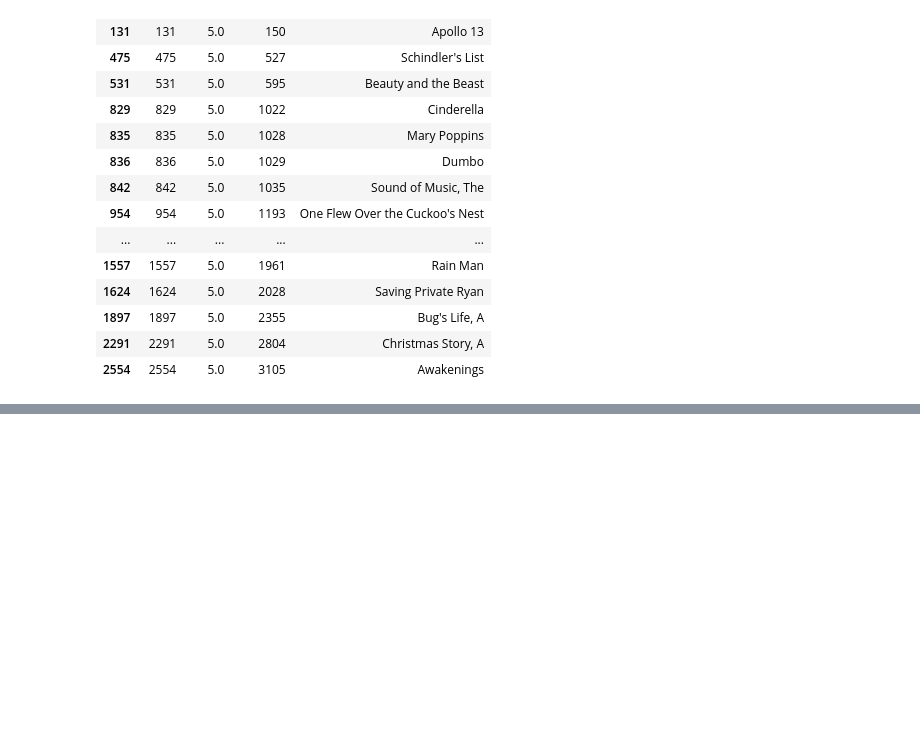
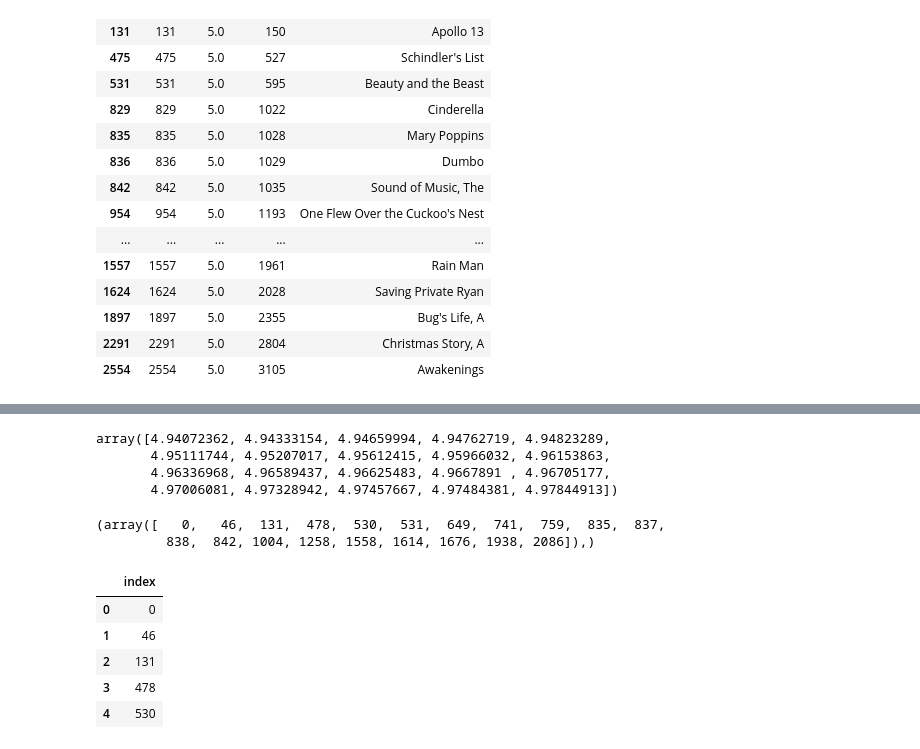
Before and after one commit to smazoyerdatascience/Recommender_systems, a Jupyter notebook: Notebooks/POC_Basic_Collaborative_Filtering_RS.ipynb, the cells around one changed output, grey strips where cells are left out. Drawn from its saved outputs; the diff is of its cells as text; code cells hidden in the pictures; blank space fills up the shorter version.

```diff
--- a/Notebooks/POC_Basic_Collaborative_Filtering_RS.ipynb
+++ b/Notebooks/POC_Basic_Collaborative_Filtering_RS.ipynb
@@ -55,9 +55,7 @@ from sklearn.metrics.pairwise import pairwise_distances
 user_similarity = pairwise_distances(rat_mat, metric='cosine')
 item_similarity = pairwise_distances(rat_mat.T, metric='cosine')
 # %%
-def predict(ratings,n_users, n_items, similarity, type='user'):
-
-
+def predict(ratings = rat_mat,n_users=n_users, n_items=n_items, similarity = user_similarity, type='user'):
 
     if type == 'user':
 
@@ -249,0 +272,27 @@ user_prediction.shape
+# %%
+user_pred_0 = user_prediction[0,:]
+top20 = np.sort(user_pred_0)[-20:]
+top20
+# %% [output]
+array([4.94072362, 4.94333154, 4.94659994, 4.94762719, 4.94823289,
+       4.95111744, 4.95207017, 4.95612415, 4.95966032, 4.96153863,
+       4.96336968, 4.96589437, 4.96625483, 4.9667891 , 4.96705177,
+       4.97006081, 4.97328942, 4.97457667, 4.97484381, 4.97844913])
+# %%
+min_0_top20 = top20[0]
+pred_0_top20 = np.where(user_pred_0 >= min_0_top20)
+pred_0_top20
+# %% [output]
+(array([   0,   46,  131,  478,  530,  531,  649,  741,  759,  835,  837,
+         838,  842, 1004, 1258, 1558, 1614, 1676, 1938, 2086]),)
+# %%
+pred_0_top20_title = pd.DataFrame(data=pred_0_top20).T
+pred_0_top20_title.rename(columns = {0:"index"}, inplace=True)
+pred_0_top20_title.head()
+# %% [output]
+|  | index |
+| 0 | 0 |
+| 1 | 46 |
+| 2 | 131 |
+| 3 | 478 |
+| 4 | 530 |
```
Also changed, not shown: parts of 5 cells of this notebook.
